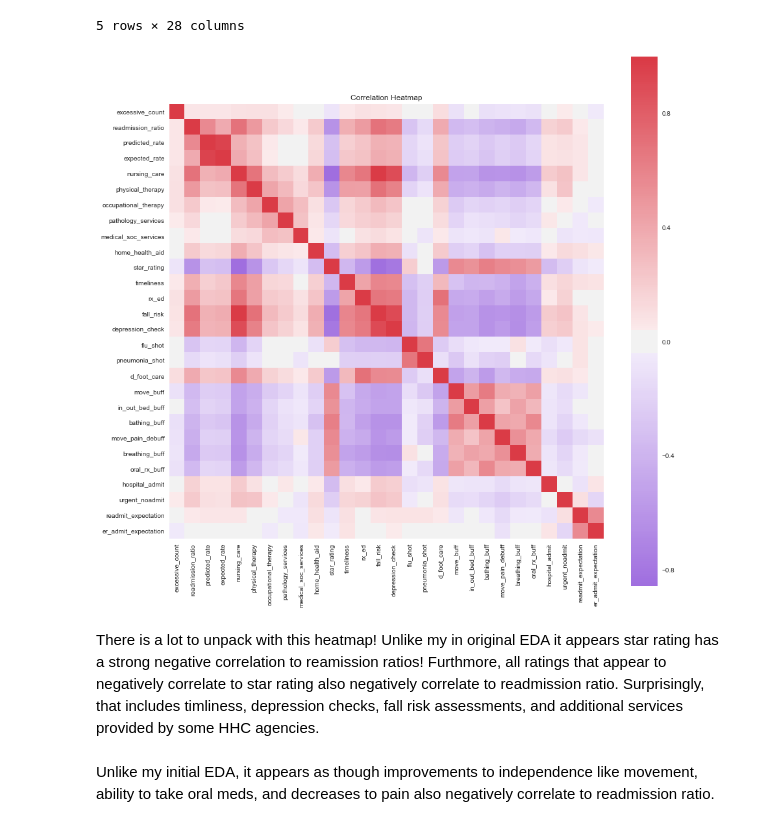
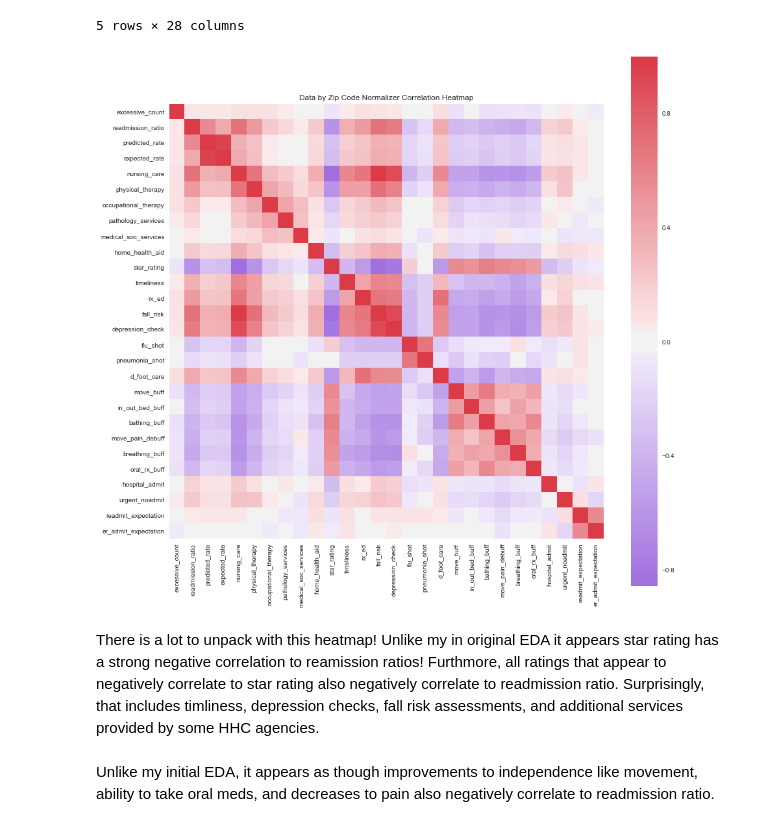
Before and after one commit to jsking751/Capstone_1, a Jupyter notebook: EDA and Analysis/EDA_Part_2.ipynb, the cells around one changed output. Saved outputs shown, nothing was run; the diff lists cells and outputs as text; code cells hidden in the pictures.

```diff
--- a/EDA and Analysis/EDA_Part_2.ipynb
+++ b/EDA and Analysis/EDA_Part_2.ipynb
@@ -269,13 +269,13 @@ df_norm.head()
 # %%
 # Create Correlation Matrix to See Noteable Correlaitons
 f, ax = plt.subplots(figsize=(15, 15))
 corr = df_norm.corr()
 sns.heatmap(corr, mask=np.zeros_like(corr, dtype=np.bool), cmap=sns.diverging_palette(999, 10, as_cmap=True),
             center=0,square=True, ax=ax)
-plt.title('Correlation Heatmap')
+plt.title('Data by Zip Code Normalizer Correlation Heatmap')
 plt.show()
 # %% [output]
-[figure, old version]
+[figure, new version]
 # %% [markdown]
 There is a lot to unpack with this heatmap!  Unlike my in original EDA it appears star rating has a strong negative correlation to reamission ratios!  Furthmore, all ratings that appear to negatively correlate to star rating also negatively correlate to readmission ratio.  Surprisingly, that includes timliness, depression checks, fall risk assessments, and additional services provided by some HHC agencies.  <br><br>
 Unlike my initial EDA, it appears as though improvements to independence like movement, ability to take oral meds, and decreases to pain also negatively correlate to readmission ratio.  <br>
```
Also changed, not shown: parts of 5 cells of this notebook.
